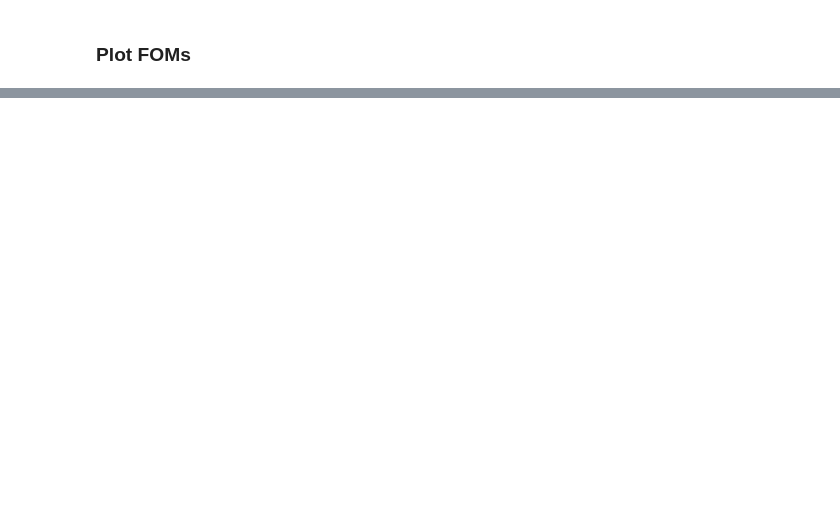
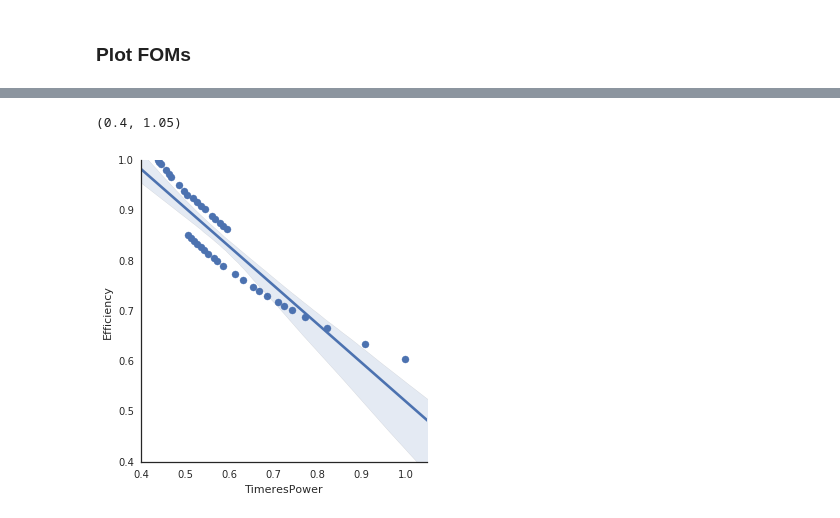
Before and after one commit to chasenberg/Masterthesis, a Jupyter notebook: notebooks/decaytime_studies/wrong_pv/Bd2JpsiKs_wrongPV_bdt_scan.ipynb, the cells around one changed output, grey strips where cells are left out. Cells and saved outputs as stored; diff of their text form; code cells hidden in the pictures; blank space fills up the shorter version.

Commit message:
added comparision between timeres and efficiency

```diff
--- a/notebooks/decaytime_studies/wrong_pv/Bd2JpsiKs_wrongPV_bdt_scan.ipynb
+++ b/notebooks/decaytime_studies/wrong_pv/Bd2JpsiKs_wrongPV_bdt_scan.ipynb
@@ -94,7 +94,9 @@ if not os.path.exists(results_dir):
 
 cuttype = 'BDTresponse_wrongPV'
 
-cuts = np.linspace(4,6.1,50) #(0,20,10)    #(0,0.001,10)
+minimum = signal_dataframe_wrongPV['BDTresponse_wrongPV'].min()
+maximum = signal_dataframe_wrongPV['BDTresponse_wrongPV'].max()
+cuts = np.linspace(minimum,5.5,40) #(0,20,10)    #(0,0.001,10)
 #cuts = [-0.05]
 cuts_for_which_to_store_sdata = []
 
@@ -237,7 +242,26 @@ import root_pandas as rp
 x=None
 
 
-sig_yields_init = signal_dataframe_wrongPV.shape[0]
+
+
+first_cut = str(cuts[0])
+data_fit_cut = signal_dataframe_wrongPV#.query('BDTresponse_wrongPV>='+ first_cut)
+my_env = os.environ.copy()
+my_env['PATH'] = '/usr/local/bin:/bin:/usr/bin:/usr/local/sbin:/usr/sbin:/sbin:/home/chasenberg/bin'
+my_env['LD_LIBRARY_PATH'] = '/usr/local/lib'
+my_env['script'] = '/home/chasenberg/repos/b2cc_sin2beta_run2/notebooks/selection'
+my_command = 'source /lhcbsoft/LHCbSoftwareSetup.sh &&' \
+        'lb-run DaVinci/v41r2 $BASH -c "' \
+        'echo $PATH && ' \
+        'source /doosoft/InstallDooSoftware/LoadDooSoftware && CandidateSelectionGrimReaper /fhgfs/users/chasenberg/mc/2015_2016_merged/jpsimumuks/interim.root Bd2JpsiKS /fhgfs/users/chasenberg/mc/2015_2016_merged/jpsimumuks/interim.root Bd2JpsiKS "idxRunNumber""'
+subprocess.Popen([my_command], env=my_env, shell=True)
+
+print("Wait for GrimReaper")
+time.sleep(40.0)        # pause 5.5 seconds
+print("GrimReaper hopefully finished")
+print('INFO: Read selected data', flush=True)
+data_fit_cut = rp.read_root('/fhgfs/users/chasenberg/mc/2015_2016_merged/jpsimumuks/interim.root',key=tree_mc)
+sig_yields_init = data_fit_cut.shape[0]
 
 for cut in cuts:
     print('INFO: Starting to test cut ' + '{0}>{1}'.format(cuttype,cut), flush=True)
@@ -267,12 +291,21 @@ for cut in cuts:
     print('INFO: Start Calculation', flush=True)
     #print('INFO: Building Ipatia (signal) + Exp (combinatorics) + Ipatia (bs-component) model for data', flush=True)
     #final_model = build_mass_model(B0_FitDaughtersConst_M)
-
+    sig_yields_cut = data_fit_cut.shape[0]
+    efficiency = sig_yields_cut / sig_yields_init
+    print("The inital number of candidates is:")
+    print(sig_yields_init)
+    print("----------------------------------")
+    print("The number of candidates after the cut is:")
+    print(sig_yields_cut)
+    print("----------------------------------")
+    print("The efficiency of the cut is:")
+    print(efficiency)
     cut_to_shape[cut] = {}
     cut_to_performance[cut] = {}
 
 
-    foms = calculate_foms(data_fit_cut,sig_yields_init)
+    foms = calculate_foms(data_fit_cut)
     cut_to_performance[cut].update(foms)
 
     print('INFO: Finish Calculation', flush=True)
@@ -327,0 +378,10 @@ print(test.shape)
+# %%
+x = test['TimeresPower'] = np.array(ys['TimeresPower'])
+y = test['Efficiency'] = np.array(ys['Efficiency'])
+lm = sns.lmplot(x='TimeresPower', y='Efficiency',data=test,x_estimator=np.mean)
+axes = lm.axes
+axes[0,0].set_ylim(0.4,1)
+axes[0,0].set_xlim(0.4,1.05)
+# %% [output]
+(0.4, 1.05)
+[figure, added]
```
Also changed, not shown: parts of 14 cells of this notebook.
